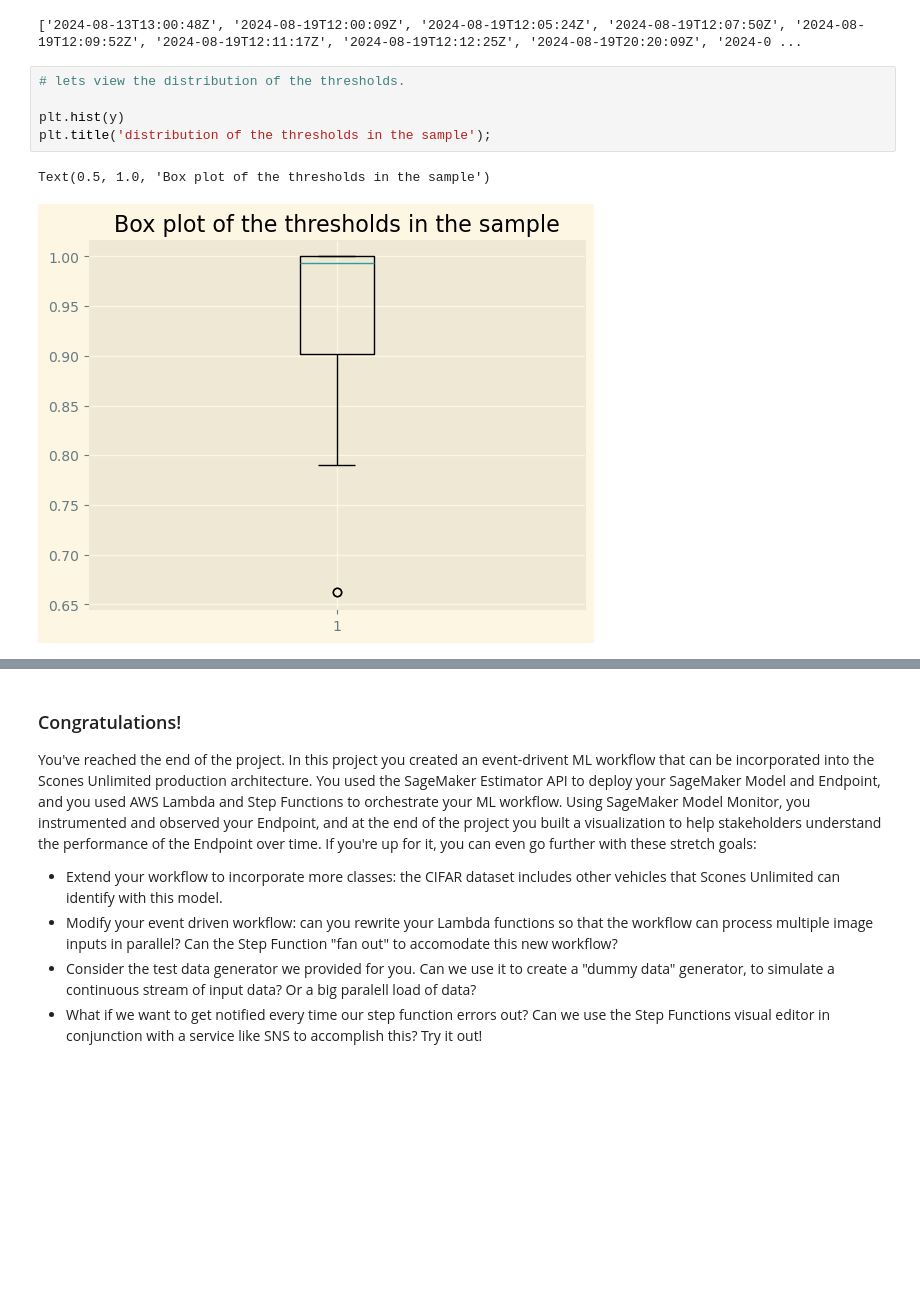
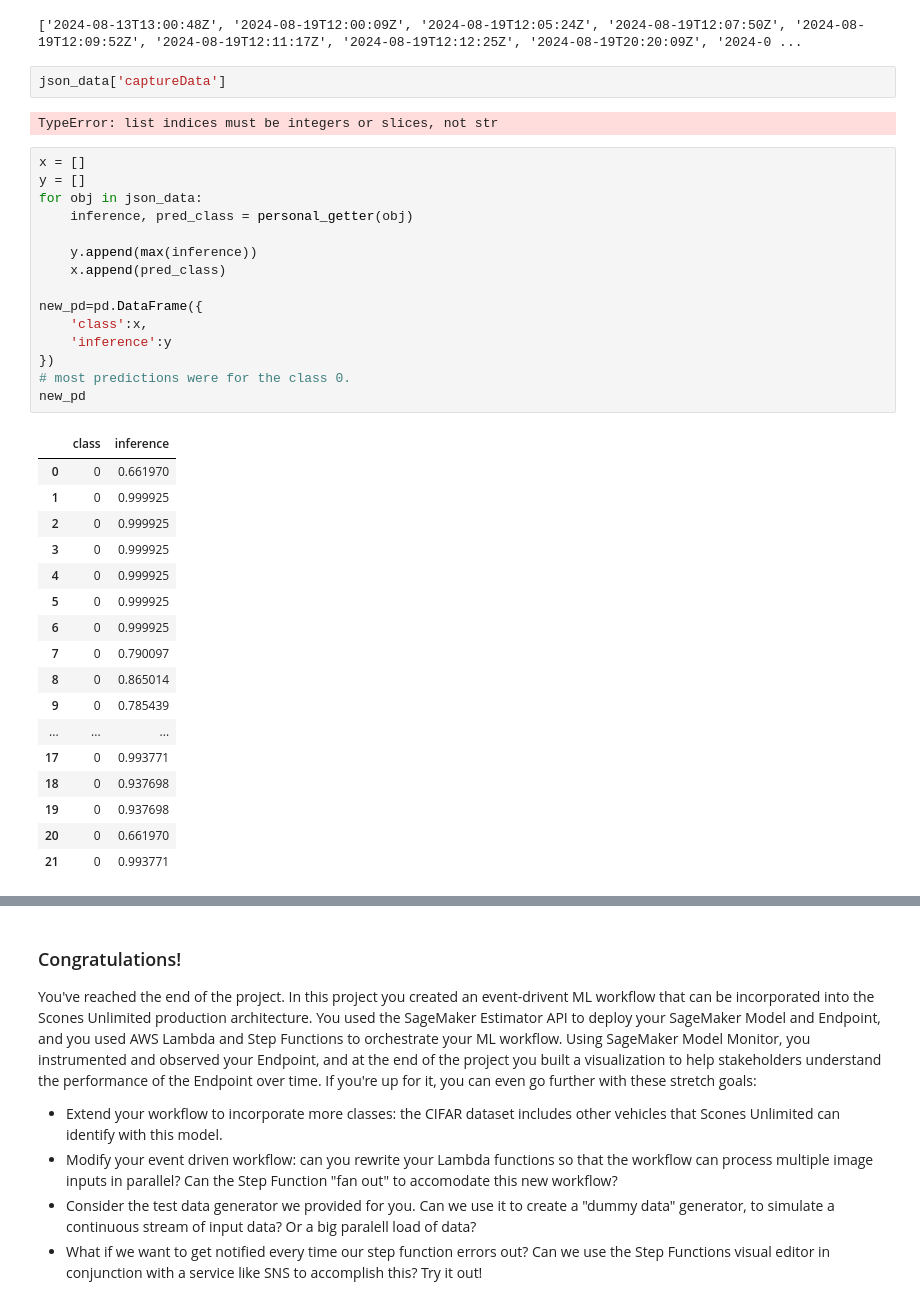
Before and after one commit to Rikupro-creator/ml_workflow_aws, a Jupyter notebook: starter (1).ipynb, the cells around one changed output, grey strips where cells are left out. Saved outputs shown, nothing was run; the diff lists cells and outputs as text; blank space fills up the shorter version.

```diff
--- a/starter (1).ipynb
+++ b/starter (1).ipynb
@@ -765,14 +794,43 @@ print(y)
 print(x)
 # %% [output]
 ['2024-08-13T13:00:48Z', '2024-08-19T12:00:09Z', '2024-08-19T12:05:24Z', '2024-08-19T12:07:50Z', '2024-08-19T12:09:52Z', '2024-08-19T12:11:17Z', '2024-08-19T12:12:25Z', '2024-08-19T20:20:09Z', '2024-0 ...
-# %%
-# lets view the distribution of the thresholds.
-
-plt.hist(y)
-plt.title('distribution of the thresholds in the sample');
-# %% [output]
-Text(0.5, 1.0, 'Box plot of the thresholds in the sample')
-[figure, removed]
+# %%
+json_data['captureData']
+# %% [output]
+TypeError: list indices must be integers or slices, not str
+# %%
+x = []
+y = []
+for obj in json_data:
+    inference, pred_class = personal_getter(obj)
+
+    y.append(max(inference))
+    x.append(pred_class)
+
+new_pd=pd.DataFrame({
+    'class':x,
+    'inference':y
+})
+# most predictions were for the class 0.
+new_pd
+# %% [output]
+|  | class | inference |
+| 0 | 0 | 0.661970 |
+| 1 | 0 | 0.999925 |
+| 2 | 0 | 0.999925 |
+| 3 | 0 | 0.999925 |
+| 4 | 0 | 0.999925 |
+| 5 | 0 | 0.999925 |
+| 6 | 0 | 0.999925 |
+| 7 | 0 | 0.790097 |
+| 8 | 0 | 0.865014 |
+| 9 | 0 | 0.785439 |
+| ... | ... | ... |
+| 17 | 0 | 0.993771 |
+| 18 | 0 | 0.937698 |
+| 19 | 0 | 0.937698 |
+| 20 | 0 | 0.661970 |
+| 21 | 0 | 0.993771 |
 # %%
 pip install seaborn
 # %% [output]
```
Also changed, not shown: parts of 15 cells of this notebook.
